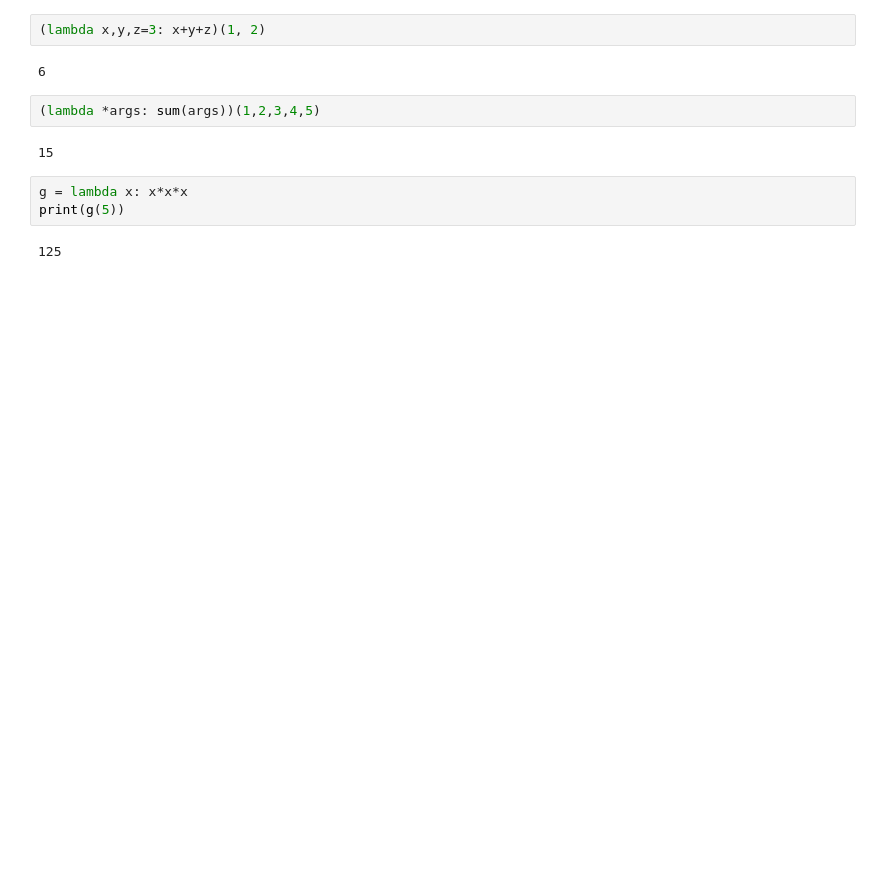
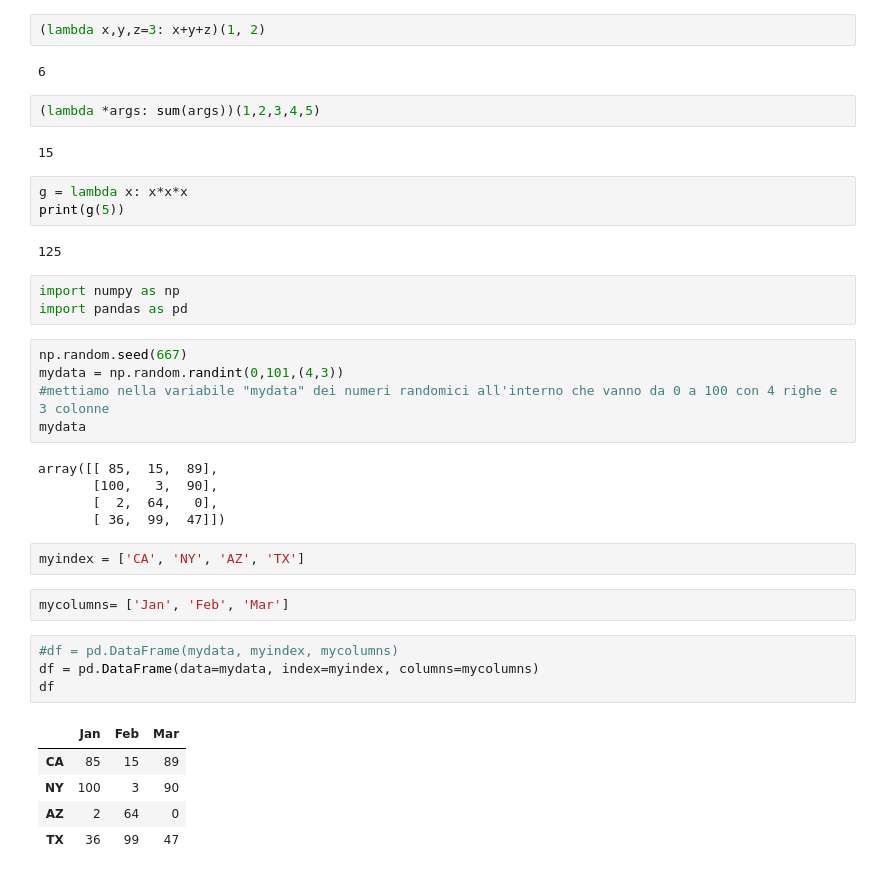
Before and after one commit to Wallo03/Python-Formart, a Jupyter notebook: test.ipynb, the cells around one changed output. Drawn from its saved outputs; the diff is of its cells as text; blank space fills up the shorter version.

```diff
--- a/test.ipynb
+++ b/test.ipynb
@@ -316,3 +316,30 @@ g = lambda x: x*x*x
 print(g(5))
 # %% [output]
 125
+# %%
+import numpy as np
+import pandas as pd
+# %%
+np.random.seed(667)
+mydata = np.random.randint(0,101,(4,3))
+#mettiamo nella variabile "mydata" dei numeri randomici all'interno che vanno da 0 a 100 con 4 righe e 3 colonne
+mydata
+# %% [output]
+array([[ 85,  15,  89],
+       [100,   3,  90],
+       [  2,  64,   0],
+       [ 36,  99,  47]])
+# %%
+myindex = ['CA', 'NY', 'AZ', 'TX']
+# %%
+mycolumns= ['Jan', 'Feb', 'Mar']
+# %%
+#df = pd.DataFrame(mydata, myindex, mycolumns)
+df = pd.DataFrame(data=mydata, index=myindex, columns=mycolumns)
+df
+# %% [output]
+|  | Jan | Feb | Mar |
+| CA | 85 | 15 | 89 |
+| NY | 100 | 3 | 90 |
+| AZ | 2 | 64 | 0 |
+| TX | 36 | 99 | 47 |
```
Also changed, not shown: parts of 6 cells of this notebook, 1 other file.
